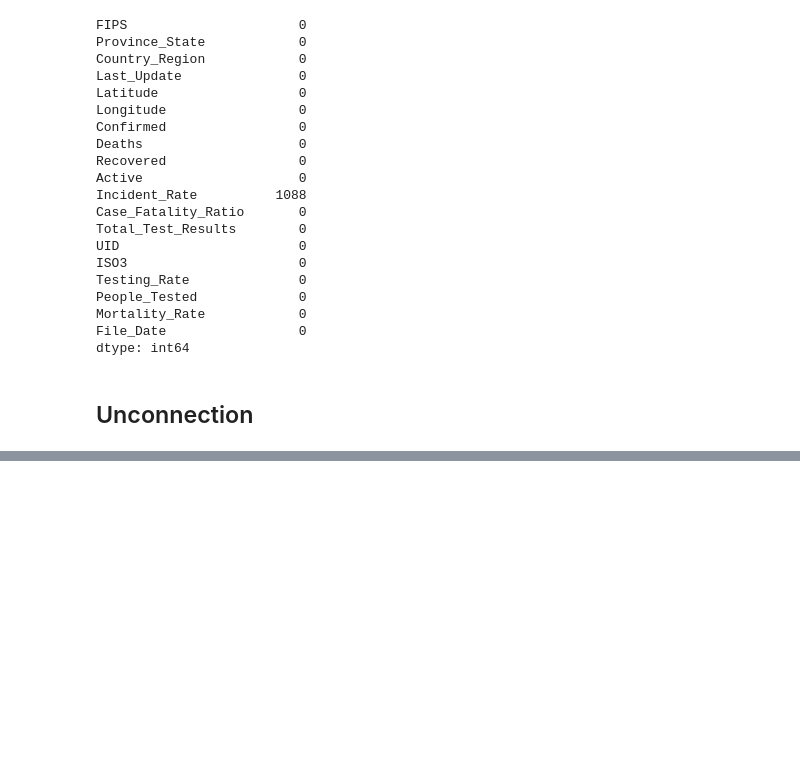
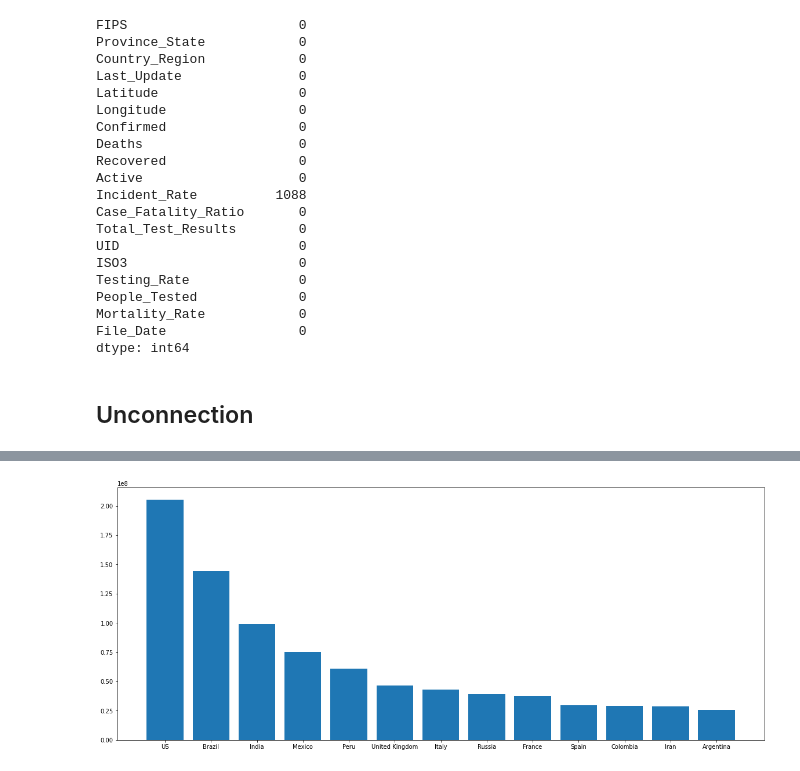
Before and after one commit to Evgen-L/DA, a Jupyter notebook: Data_Analysis.ipynb, the cells around one changed output, grey strips where cells are left out. Saved outputs shown, nothing was run; the diff lists cells and outputs as text; code cells hidden in the pictures; blank space fills up the shorter version.

```diff
--- a/Data_Analysis.ipynb
+++ b/Data_Analysis.ipynb
@@ -597,0 +625,14 @@ con.close()
+# %%
+data = df
+countryDeaths = pd.DataFrame({"Country_Region": data['Country_Region'], "Deaths": data['Deaths']})
+countryDeaths = countryDeaths.groupby(['Country_Region']).sum()
+countryDeaths = pd.DataFrame({"Country_Region": countryDeaths.index, "Deaths": countryDeaths['Deaths']})
+countryDeaths = countryDeaths.sort_values(by='Deaths', ascending=False)
+countryDeaths = countryDeaths.head(13);
+plt.subplots(figsize=(20,8))
+index = np.arange(13)
+plt.xticks(index, countryDeaths['Country_Region'])
+plt.bar(index, countryDeaths['Deaths'])
+plt.show()
+# %% [output]
+[figure, added]
```
Also changed, not shown: parts of 18 cells of this notebook.
